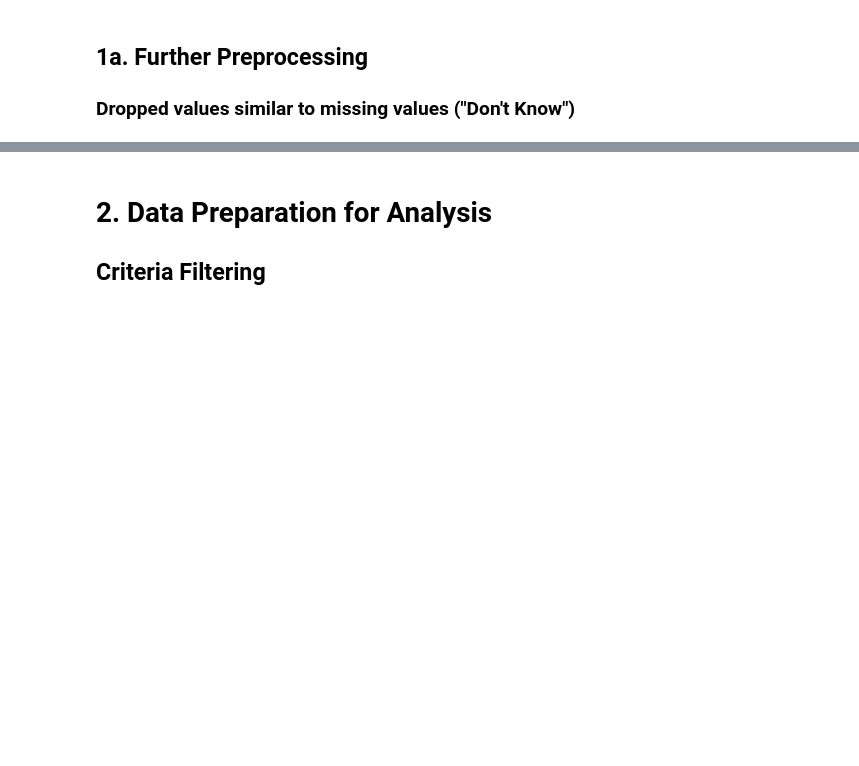
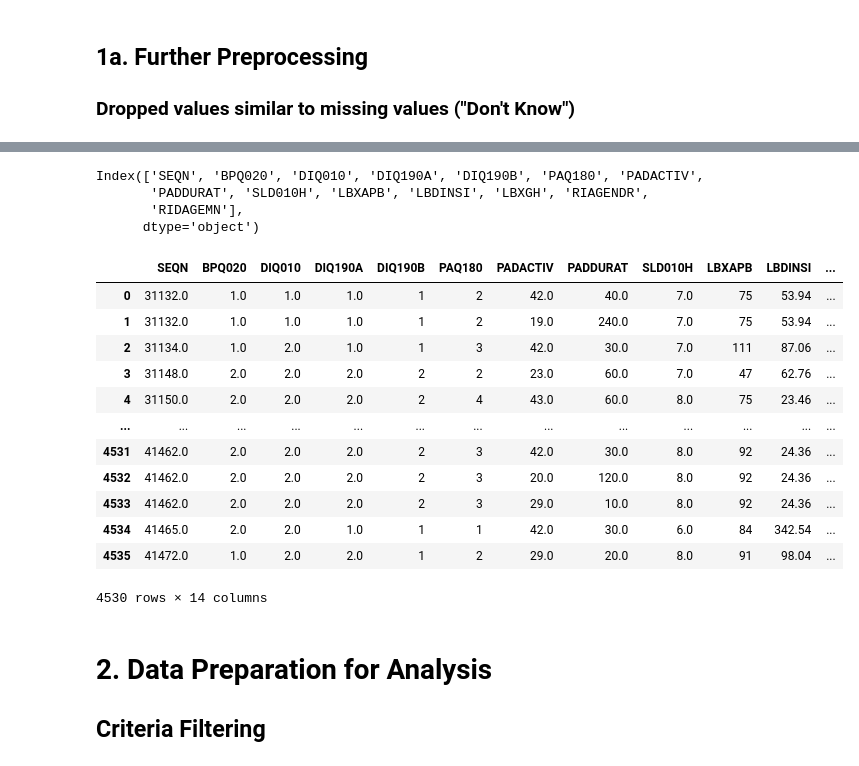
Before and after one commit to BK5102/FURI_Research-Project, a Jupyter notebook: final_analysis.ipynb, the cells around one changed output, grey strips where cells are left out. Drawn from its saved outputs; the diff is of its cells as text; code cells hidden in the pictures; blank space fills up the shorter version.

```diff
--- a/final_analysis.ipynb
+++ b/final_analysis.ipynb
@@ -145,3 +143,49 @@ KeyError: 'DIQ190A'
+# %%
+# columns: BPQ020, DIQ010, DIQ190A, DIQ190B, PAQ180, PADACTIV, SLD010H
+# values: 9, 99, 71 (other for PADACTIV)
+
+# List of columns and values to filter
+filters = {
+    'DIQ190A': '9',
+    'DIQ190B': '9',
+    'PAQ180': '9',
+    'PADACTIV': '71',
+    'SLD010H': '99',
+}
+
+# Apply filters sequentially, checking for empty DataFrames and column existence
+for column, value in filters.items():
+    if column in sfl_final.columns:
+        # Ensure the column data type is string
+        sfl_final[column] = sfl_final[column].astype(str).str.strip()
+        # Filter out rows where the column matches the value
+        sfl_final = sfl_final[sfl_final[column] != str(value)]
+    else:
+        print(f"Column '{column}' not found. Skipping.")
+
+print(sfl_final.columns)
+sfl_final.to_csv("selected_features_final.csv", index=False)
+# %% [output]
+Index(['SEQN', 'BPQ020', 'DIQ010', 'DIQ190A', 'DIQ190B', 'PAQ180', 'PADACTIV',
+       'PADDURAT', 'SLD010H', 'LBXAPB', 'LBDINSI', 'LBXGH', 'RIAGENDR',
+       'RIDAGEMN'],
+      dtype='object')
+# %%
+sfl_final
+# %% [output]
+|  | SEQN | BPQ020 | DIQ010 | DIQ190A | DIQ190B | PAQ180 | PADACTIV | PADDURAT | SLD010H | LBXAPB | LBDINSI | ... |
+| 0 | 31132.0 | 1.0 | 1.0 | 1.0 | 1 | 2 | 42.0 | 40.0 | 7.0 | 75 | 53.94 | ... |
+| 1 | 31132.0 | 1.0 | 1.0 | 1.0 | 1 | 2 | 19.0 | 240.0 | 7.0 | 75 | 53.94 | ... |
+| 2 | 31134.0 | 1.0 | 2.0 | 1.0 | 1 | 3 | 42.0 | 30.0 | 7.0 | 111 | 87.06 | ... |
+| 3 | 31148.0 | 2.0 | 2.0 | 2.0 | 2 | 2 | 23.0 | 60.0 | 7.0 | 47 | 62.76 | ... |
+| 4 | 31150.0 | 2.0 | 2.0 | 2.0 | 2 | 4 | 43.0 | 60.0 | 8.0 | 75 | 23.46 | ... |
+| ... | ... | ... | ... | ... | ... | ... | ... | ... | ... | ... | ... | ... |
+| 4531 | 41462.0 | 2.0 | 2.0 | 2.0 | 2 | 3 | 42.0 | 30.0 | 8.0 | 92 | 24.36 | ... |
+| 4532 | 41462.0 | 2.0 | 2.0 | 2.0 | 2 | 3 | 20.0 | 120.0 | 8.0 | 92 | 24.36 | ... |
+| 4533 | 41462.0 | 2.0 | 2.0 | 2.0 | 2 | 3 | 29.0 | 10.0 | 8.0 | 92 | 24.36 | ... |
+| 4534 | 41465.0 | 2.0 | 2.0 | 1.0 | 1 | 1 | 42.0 | 30.0 | 6.0 | 84 | 342.54 | ... |
+| 4535 | 41472.0 | 1.0 | 2.0 | 2.0 | 1 | 2 | 29.0 | 20.0 | 8.0 | 91 | 98.04 | ... |
+4530 rows × 14 columns
 # %% [markdown]
 # 2. Data Preparation for Analysis
 ## Criteria Filtering
```
Also changed, not shown: parts of 7 cells of this notebook, 4 other files.
